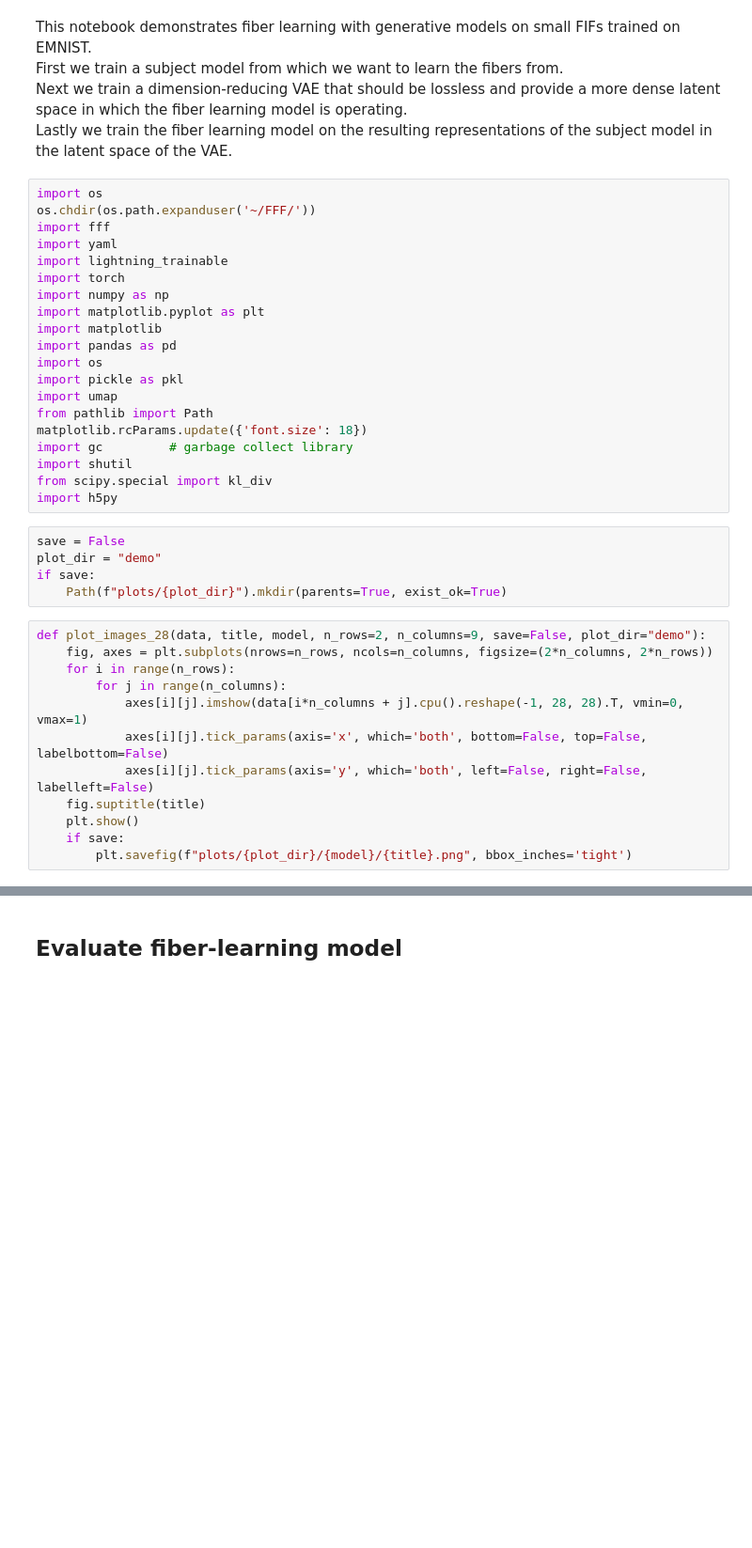
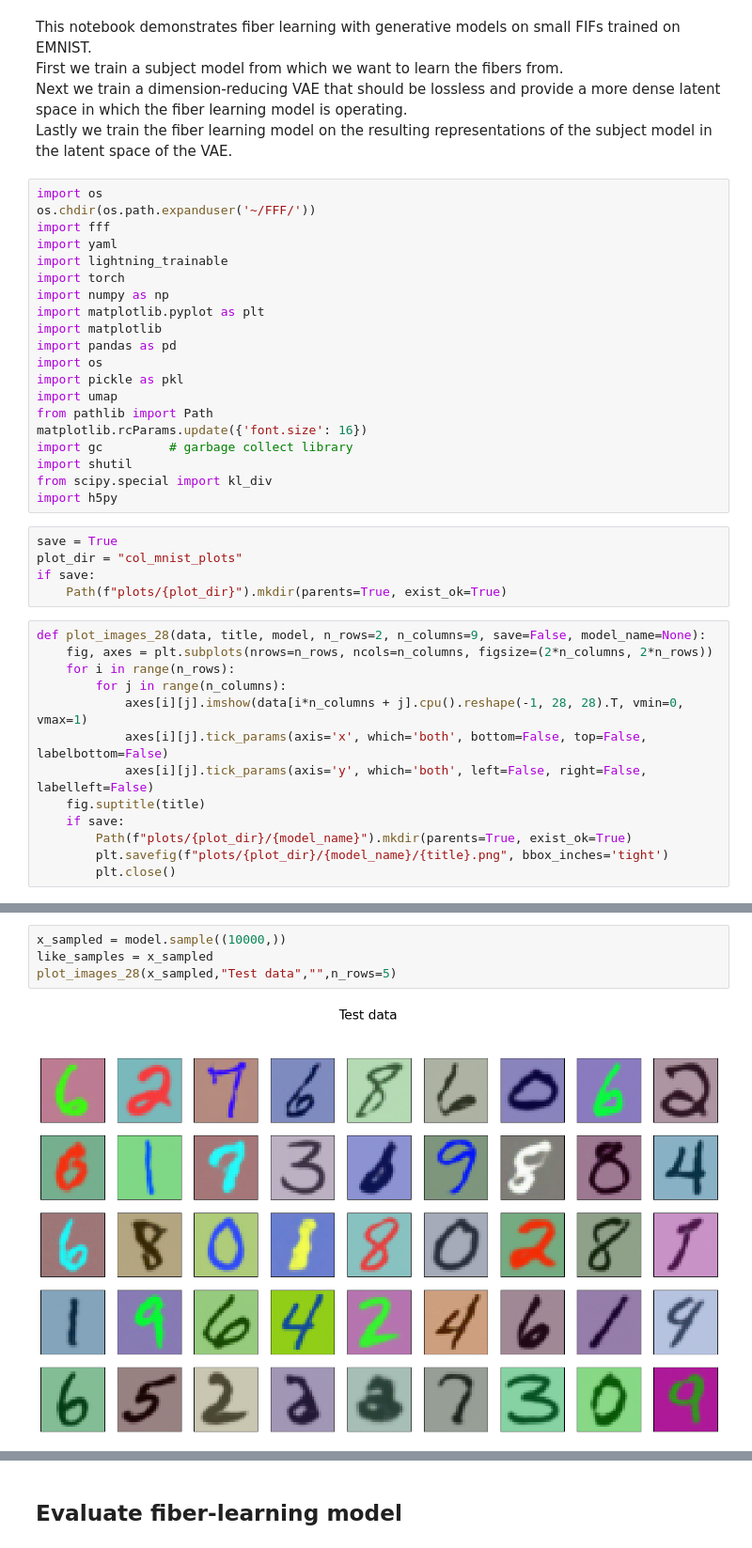
Before and after one commit to jovako/FFF_fiberlearning, a Jupyter notebook: notebooks/Fiber_Learning/evaluate_cmnist.ipynb, the cells around one changed output, grey strips where cells are left out. Shown: that part at 94% size. Cells and saved outputs as stored; diff of their text form; blank space fills up the shorter version.

Commit message:
sweep through models

```diff
--- a/notebooks/Fiber_Learning/evaluate_cmnist.ipynb
+++ b/notebooks/Fiber_Learning/evaluate_cmnist.ipynb
@@ -20,18 +20,18 @@ import os
 import pickle as pkl
 import umap
 from pathlib import Path
-matplotlib.rcParams.update({'font.size': 18})
+matplotlib.rcParams.update({'font.size': 16})
 import gc         # garbage collect library
 import shutil
 from scipy.special import kl_div
 import h5py
 # %%
-save = False
-plot_dir = "demo"
+save = True
+plot_dir = "col_mnist_plots"
 if save:
     Path(f"plots/{plot_dir}").mkdir(parents=True, exist_ok=True)
 # %%
-def plot_images_28(data, title, model, n_rows=2, n_columns=9, save=False, plot_dir="demo"):
+def plot_images_28(data, title, model, n_rows=2, n_columns=9, save=False, model_name=None):
     fig, axes = plt.subplots(nrows=n_rows, ncols=n_columns, figsize=(2*n_columns, 2*n_rows))
     for i in range(n_rows):
         for j in range(n_columns):
@@ -39,6 +39,7 @@ def plot_images_28(data, title, model, n_rows=2, n_columns=9, save=False, plot_d
             axes[i][j].tick_params(axis='x', which='both', bottom=False, top=False, labelbottom=False)
             axes[i][j].tick_params(axis='y', which='both', left=False, right=False, labelleft=False)
     fig.suptitle(title)
-    plt.show()
     if save:
-        plt.savefig(f"plots/{plot_dir}/{model}/{title}.png", bbox_inches='tight')
+        Path(f"plots/{plot_dir}/{model_name}").mkdir(parents=True, exist_ok=True)
+        plt.savefig(f"plots/{plot_dir}/{model_name}/{title}.png", bbox_inches='tight')
+        plt.close()
@@ -44,0 +76,6 @@ def plot_images_28(data, title, model, n_rows=2, n_columns=9, save=False, plot_d
+# %%
+x_sampled = model.sample((10000,))
+like_samples = x_sampled
+plot_images_28(x_sampled,"Test data","",n_rows=5)
+# %% [output]
+[figure, added]
```
Also changed, not shown: parts of 12 cells of this notebook.
